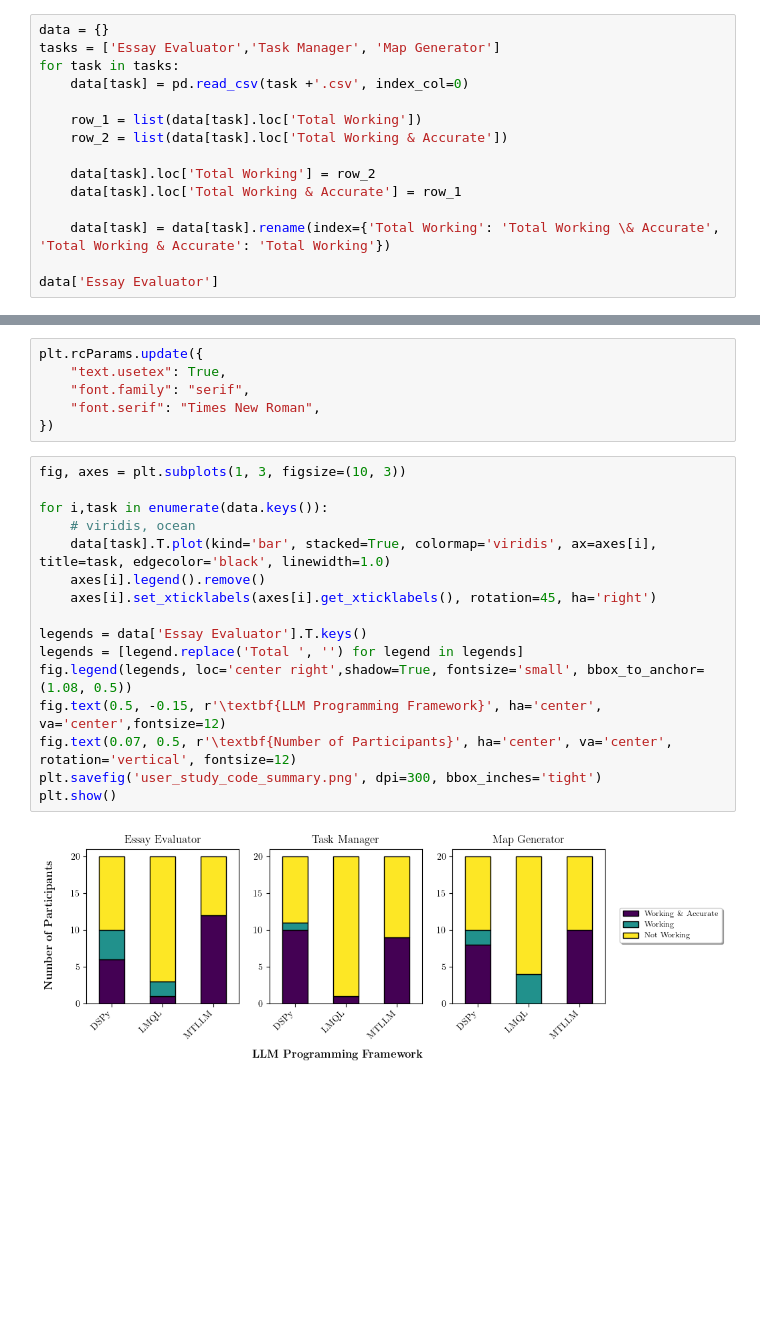
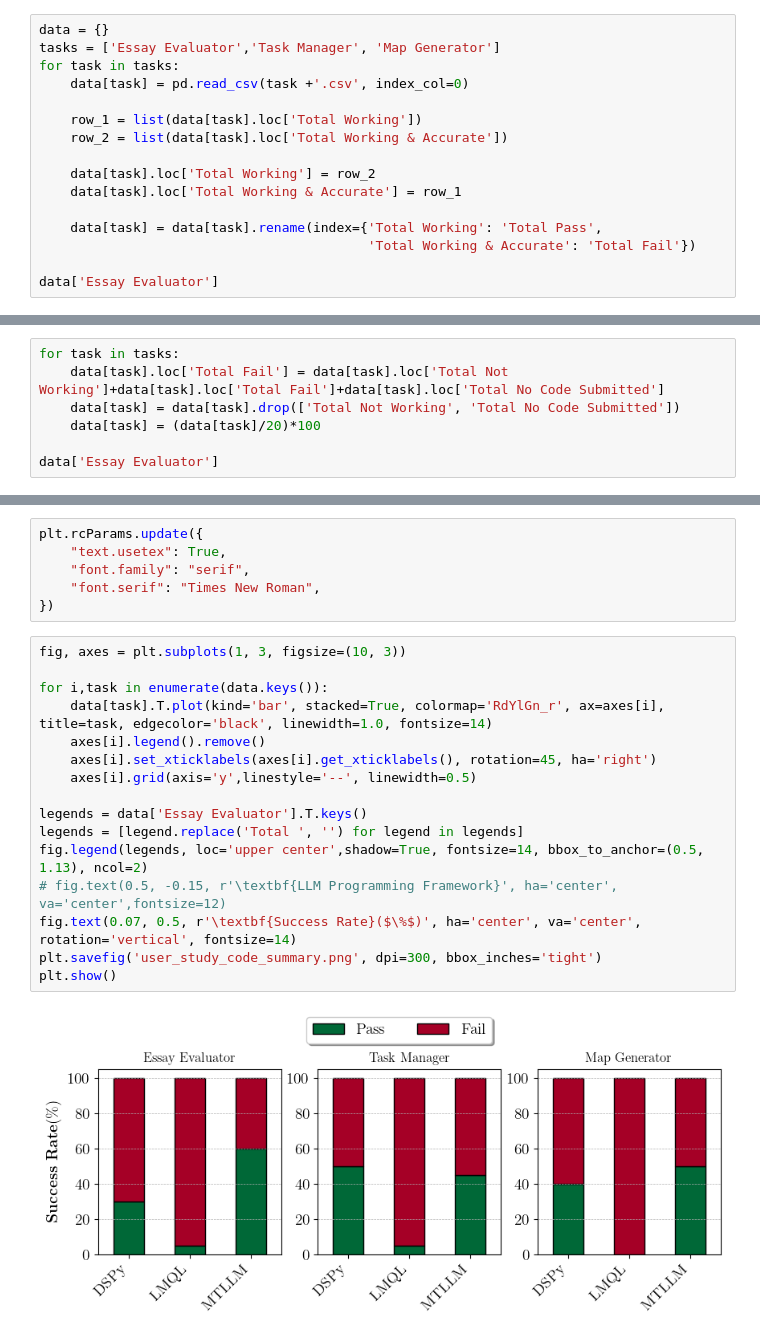
Before and after one commit to Jaseci-Labs/mtllm-evaluation, a Jupyter notebook: usabiity study/submitted code/code_analysis.ipynb, the cells around one changed output, grey strips where cells are left out. Drawn from its saved outputs; the diff is of its cells as text; blank space fills up the shorter version.

```diff
--- a/usabiity study/submitted code/code_analysis.ipynb
+++ b/usabiity study/submitted code/code_analysis.ipynb
@@ -18,7 +18,8 @@ for task in tasks:
     data[task].loc['Total Working'] = row_2
     data[task].loc['Total Working & Accurate'] = row_1
 
-    data[task] = data[task].rename(index={'Total Working': 'Total Working \& Accurate', 'Total Working & Accurate': 'Total Working'})
+    data[task] = data[task].rename(index={'Total Working': 'Total Pass',
+                                          'Total Working & Accurate': 'Total Fail'})
 
 data['Essay Evaluator']
 # %% [output]
@@ -28,2 +29,9 @@ data['Essay Evaluator']
 | Total Not Working | 9 | 12 | 7 |
 | Total No Code Submitted | 1 | 5 | 1 |
+# %%
+for task in tasks:
+    data[task].loc['Total Fail'] = data[task].loc['Total Not Working']+data[task].loc['Total Fail']+data[task].loc['Total No Code Submitted']
+    data[task] = data[task].drop(['Total Not Working', 'Total No Code Submitted'])
+    data[task] = (data[task]/20)*100
+
+data['Essay Evaluator']
@@ -36,18 +48,18 @@ plt.rcParams.update({
 # %%
 fig, axes = plt.subplots(1, 3, figsize=(10, 3))
 
 for i,task in enumerate(data.keys()):
-    # viridis, ocean
-    data[task].T.plot(kind='bar', stacked=True, colormap='viridis', ax=axes[i], title=task, edgecolor='black', linewidth=1.0)
+    data[task].T.plot(kind='bar', stacked=True, colormap='RdYlGn_r', ax=axes[i], title=task, edgecolor='black', linewidth=1.0, fontsize=14)
     axes[i].legend().remove()
     axes[i].set_xticklabels(axes[i].get_xticklabels(), rotation=45, ha='right')
+    axes[i].grid(axis='y',linestyle='--', linewidth=0.5)
 
 legends = data['Essay Evaluator'].T.keys()
 legends = [legend.replace('Total ', '') for legend in legends]
-fig.legend(legends, loc='center right',shadow=True, fontsize='small', bbox_to_anchor=(1.08, 0.5))
-fig.text(0.5, -0.15, r'\textbf{LLM Programming Framework}', ha='center', va='center',fontsize=12)
-fig.text(0.07, 0.5, r'\textbf{Number of Participants}', ha='center', va='center', rotation='vertical', fontsize=12)
+fig.legend(legends, loc='upper center',shadow=True, fontsize=14, bbox_to_anchor=(0.5, 1.13), ncol=2)
+# fig.text(0.5, -0.15, r'\textbf{LLM Programming Framework}', ha='center', va='center',fontsize=12)
+fig.text(0.07, 0.5, r'\textbf{Success Rate}($\%$)', ha='center', va='center', rotation='vertical', fontsize=14)
 plt.savefig('user_study_code_summary.png', dpi=300, bbox_inches='tight')
 plt.show()
 # %% [output]
-[figure, old version]
+[figure, new version]
```
Also changed, not shown: parts of 2 cells of this notebook, 5 other files.
